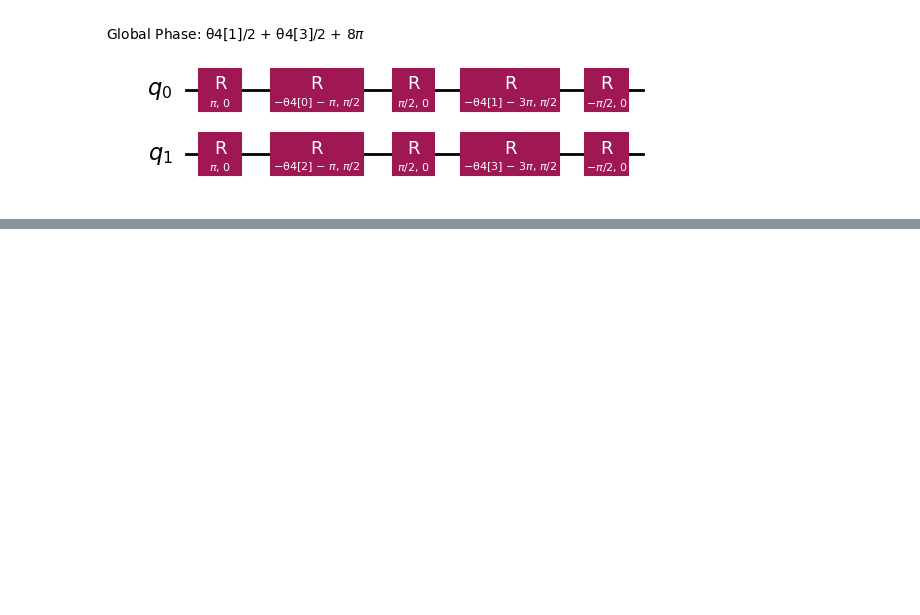
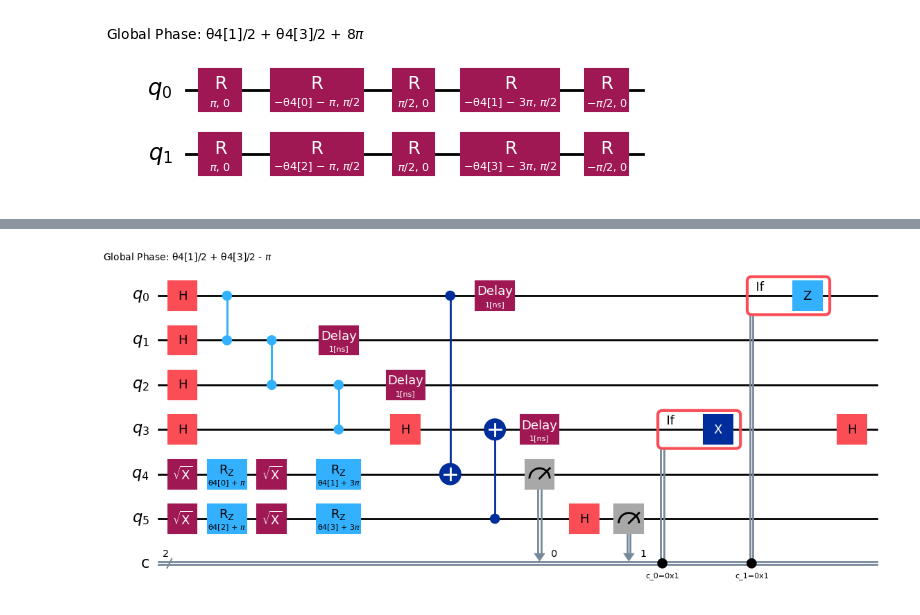
Before and after one commit to antittelbaugh/entanglement_distribution_with_cgs, a Jupyter notebook: Testing_circuit_runs.ipynb, the cells around one changed output, grey strips where cells are left out. Saved outputs shown, nothing was run; the diff lists cells and outputs as text; code cells hidden in the pictures; blank space fills up the shorter version.

```diff
--- a/Testing_circuit_runs.ipynb
+++ b/Testing_circuit_runs.ipynb
@@ -131,24 +100,27 @@ teleportation_circuit.draw('mpl')
 # %%
 # now put the cut bell pair into the graph state
 from qiskit_ibm_runtime import QiskitRuntimeService
 from qiskit_aer.noise import NoiseModel
 from qiskit_aer import AerSimulator
 if depol_U_bool:
     cut_graph_state = QuantumCircuit(10,2)
 elif depol_Pauli_bool:
     cut_graph_state = QuantumCircuit(12,2)
 else:
     cut_graph_state = QuantumCircuit(6,2)
 cut_graph_state.compose(qc_real, [0,1,2,3], inplace=True)
+cut_graph_state.delay(1, [1,2], "ns")
 if depol_U_bool:
     cut_graph_state.compose(teleportation_circuit, [0,4,5,3,6,7,8,9], [0,1], inplace=True)
 elif depol_Pauli_bool:
     cut_graph_state.compose(teleportation_circuit, [0,4,5,3,6,7,8,9,10,11], [0,1], inplace=True)
 else:
     cut_graph_state.compose(teleportation_circuit, [0,4,5,3], [0,1], inplace=True)
-#cut_graph_state.draw('mpl')
+cut_graph_state.draw('mpl')
 #service = QiskitRuntimeService()
 #backend1 = service.backend("ibm_torino")
 #tc = transpile(cut_graph_state, backend=backend1, optimization_level=3)
 #tc.draw('mpl')
+# %% [output]
+[figure, added]
 # %%
```
Also changed, not shown: parts of 7 cells of this notebook, 1 other file.
